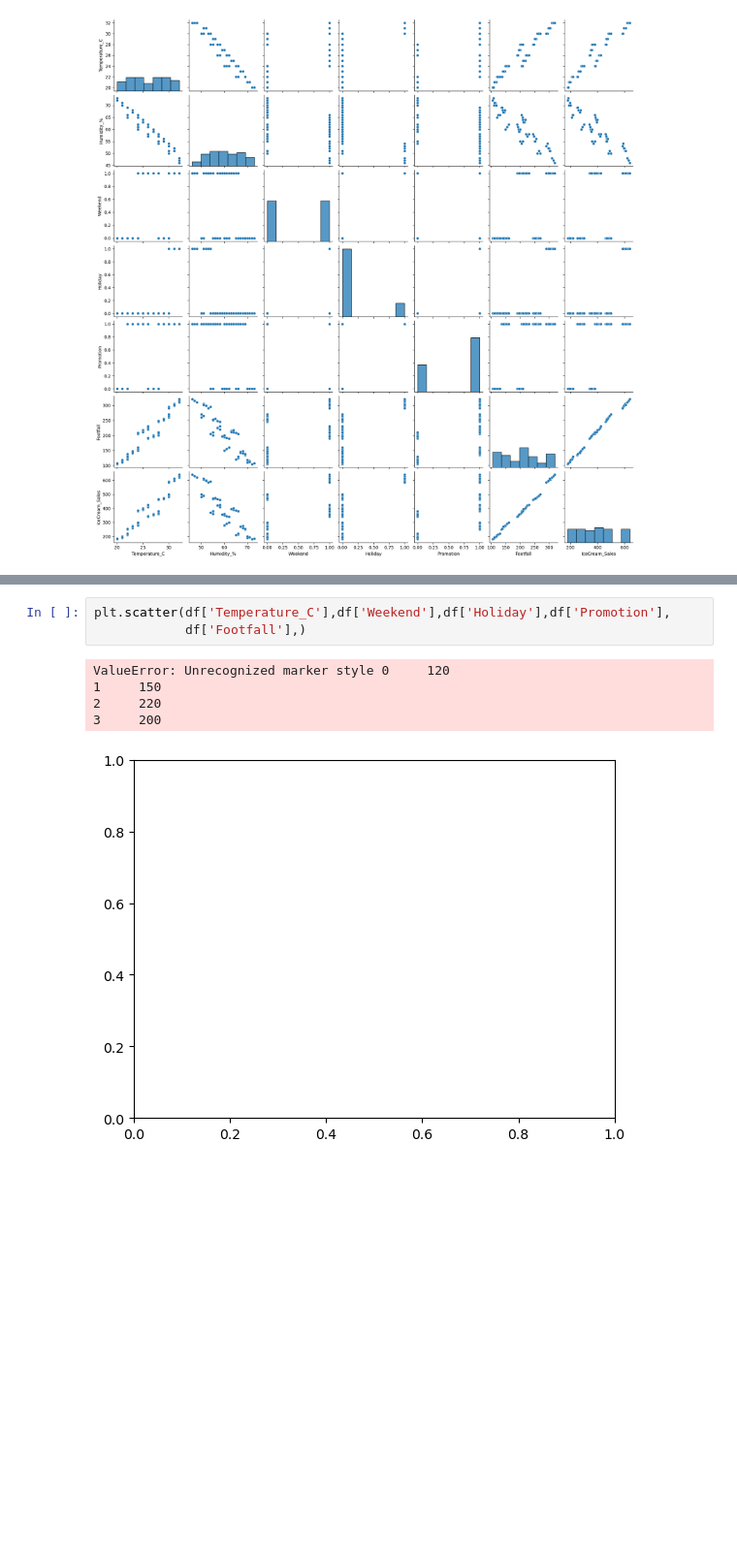
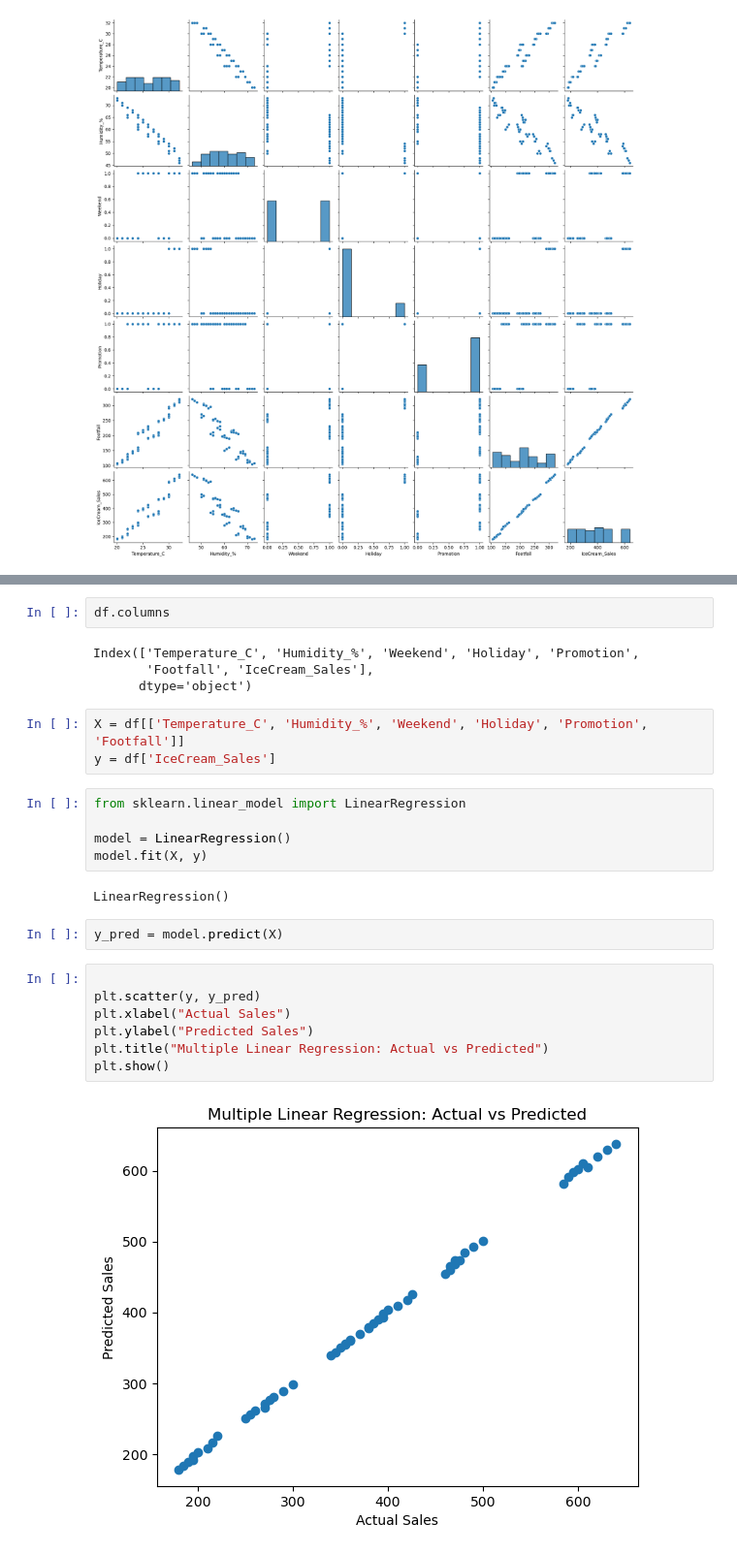
Before and after one commit to hetvi1422/ML, a Jupyter notebook: 2.Multiple linear regression/mulitiple indepndent feature.ipynb, the cells around one changed output, grey strips where cells are left out. Shown at 97% size. Drawn from its saved outputs; the diff is of its cells as text; blank space fills up the shorter version.

Commit message:
fixing error

```diff
--- a/2.Multiple linear regression/mulitiple indepndent feature.ipynb
+++ b/2.Multiple linear regression/mulitiple indepndent feature.ipynb
@@ -62,12 +62,30 @@ df.corr()
 | Promotion | 0.404724 | -0.381501 | 1.744547e-17 | 0.316228 | 1.000000e+00 | 0.541592 | 0.566344 |
 | Footfall | 0.961456 | -0.918211 | 5.266295e-01 | 0.688581 | 5.415923e-01 | 1.000000 | 0.995583 |
 | IceCream_Sales | 0.951031 | -0.907076 | 5.221963e-01 | 0.745141 | 5.663442e-01 | 0.995583 | 1.000000 |
-# %%
-plt.scatter(df['Temperature_C'],df['Weekend'],df['Holiday'],df['Promotion'],
-            df['Footfall'],)
-# %% [output]
-ValueError: Unrecognized marker style 0     120
-1     150
-2     220
-3     200
-[figure, removed]
+# %%
+df.columns
+# %% [output]
+Index(['Temperature_C', 'Humidity_%', 'Weekend', 'Holiday', 'Promotion',
+       'Footfall', 'IceCream_Sales'],
+      dtype='object')
+# %%
+X = df[['Temperature_C', 'Humidity_%', 'Weekend', 'Holiday', 'Promotion', 'Footfall']]
+y = df['IceCream_Sales']
+# %%
+from sklearn.linear_model import LinearRegression
+
+model = LinearRegression()
+model.fit(X, y)
+# %% [output]
+LinearRegression()
+# %%
+y_pred = model.predict(X)
+# %%
+
+plt.scatter(y, y_pred)
+plt.xlabel("Actual Sales")
+plt.ylabel("Predicted Sales")
+plt.title("Multiple Linear Regression: Actual vs Predicted")
+plt.show()
+# %% [output]
+[figure, added]
```
Also changed, not shown: parts of 2 cells of this notebook.
